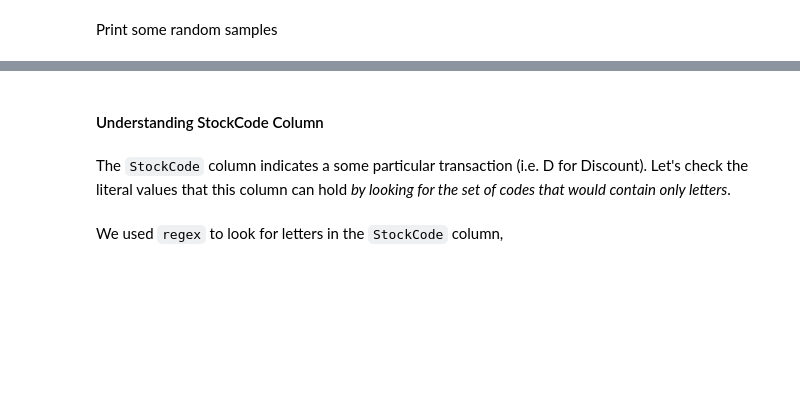
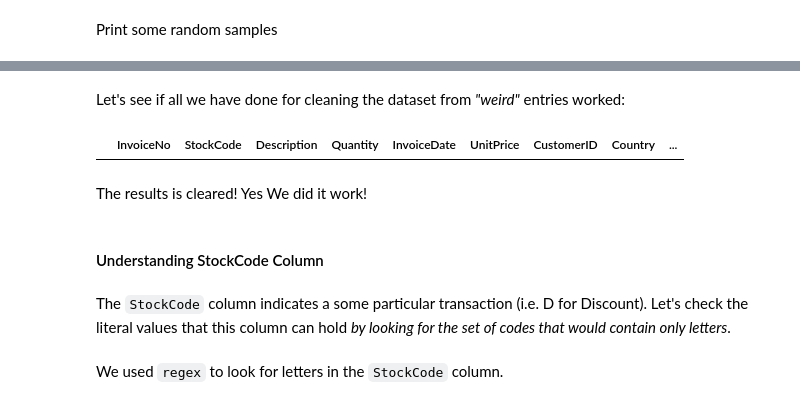
Before and after one commit to kleyersoma/E-Commerce_UK_Retailer_ML, a Jupyter notebook: e-commerce_uk_retailer_machine_learning_analysis.ipynb, the cells around one changed output, grey strips where cells are left out. Saved outputs shown, nothing was run; the diff lists cells and outputs as text; code cells hidden in the pictures; blank space fills up the shorter version.

```diff
--- a/e-commerce_uk_retailer_machine_learning_analysis.ipynb
+++ b/e-commerce_uk_retailer_machine_learning_analysis.ipynb
@@ -620,10 +636,18 @@ remaining_entries.sample(10)
+# %% [markdown]
+Let's see if all we have done for cleaning the dataset from <i>"weird"</i> entries worked:
+# %%
+df_cleaned[(df_cleaned['CustomerID'] == 14048) & (df_cleaned['StockCode'] == '22464')]
+# %% [output]
+|  | InvoiceNo | StockCode | Description | Quantity | InvoiceDate | UnitPrice | CustomerID | Country | ... |
+# %% [markdown]
+The results is cleared! Yes We did it work!
 # %% [markdown]
 <h4>Understanding StockCode Column</h4>
 # %% [markdown]
 The <code>StockCode</code> column indicates a some particular transaction (i.e. D for Discount). Let's check the literal values that this column can hold <i>by looking for the set of codes that would contain only letters</i>.
 <br>
 <br>
-We used <code>regex</code> to look for letters in the <code>StockCode</code> column,
+We used <code>regex</code> to look for letters in the <code>StockCode</code> column.
 # %%
 stockcode_special_codes = df_cleaned[df_cleaned['StockCode'].str.contains('^[a-zA-Z]+', regex=True)]['StockCode'].unique()
 # %%
```
Also changed, not shown: parts of 46 cells of this notebook.
